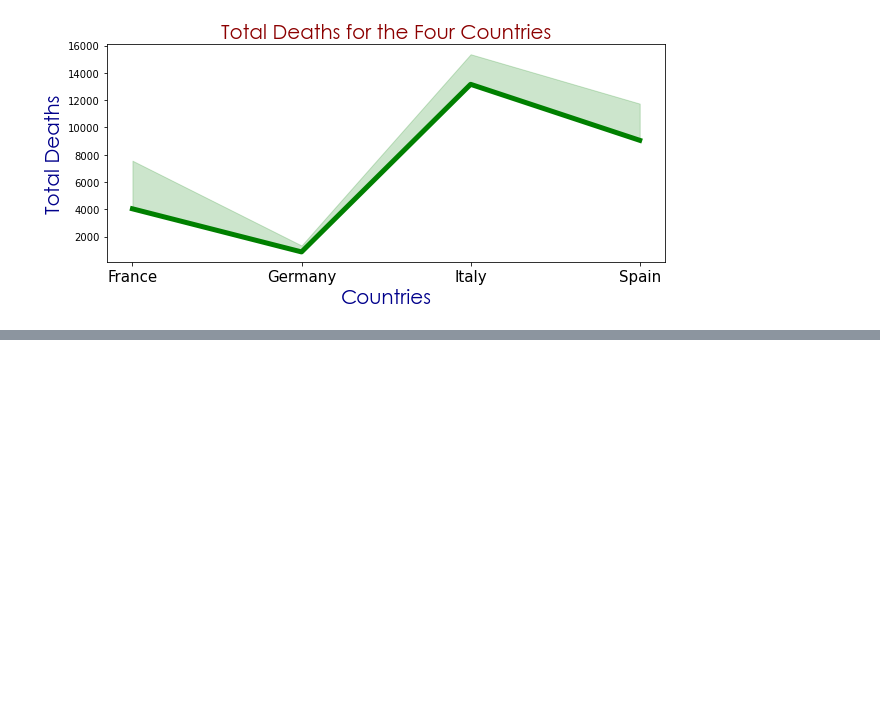
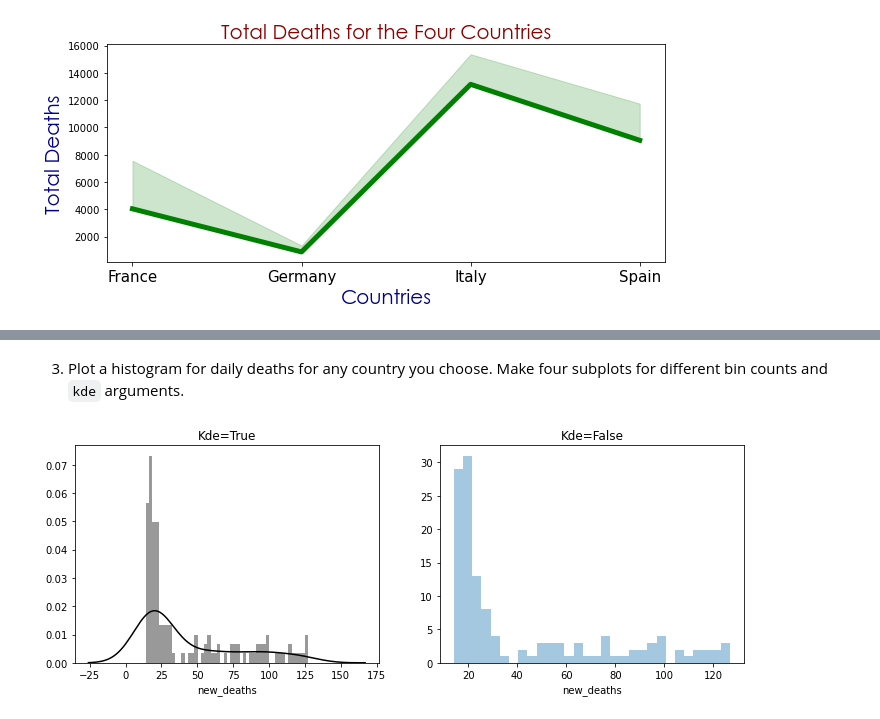
Before and after one commit to semradagyutan/DataScience_Wtech, a Jupyter notebook: Homework-4/04-06 Visulation with Seaborn.ipynb, the cells around one changed output, grey strips where cells are left out. Saved outputs shown, nothing was run; the diff lists cells and outputs as text; code cells hidden in the pictures; blank space fills up the shorter version.

```diff
--- a/Homework-4/04-06 Visulation with Seaborn.ipynb
+++ b/Homework-4/04-06 Visulation with Seaborn.ipynb
@@ -36,0 +47,20 @@ plt.show()
+# %% [markdown]
+3. Plot a histogram for daily deaths for any country you choose. Make four subplots for different bin counts and `kde` arguments.
+# %%
+plt.figure(figsize=(12, 4))
+
+plt.subplot(1,2,1)
+
+for city in ["Turkey"]:
+    sns.distplot(corona[corona.location == city].new_deaths,bins=50,color="black")
+plt.title("Kde=True")
+
+plt.subplot(1,2,2)
+
+for city in ["Turkey"]:
+    sns.distplot(corona[corona.location == city].new_deaths,kde=False ,bins=30)
+plt.title("Kde=False")
+
+plt.show()
+# %% [output]
+[figure, added]
```
Also changed, not shown: parts of 4 cells of this notebook.
